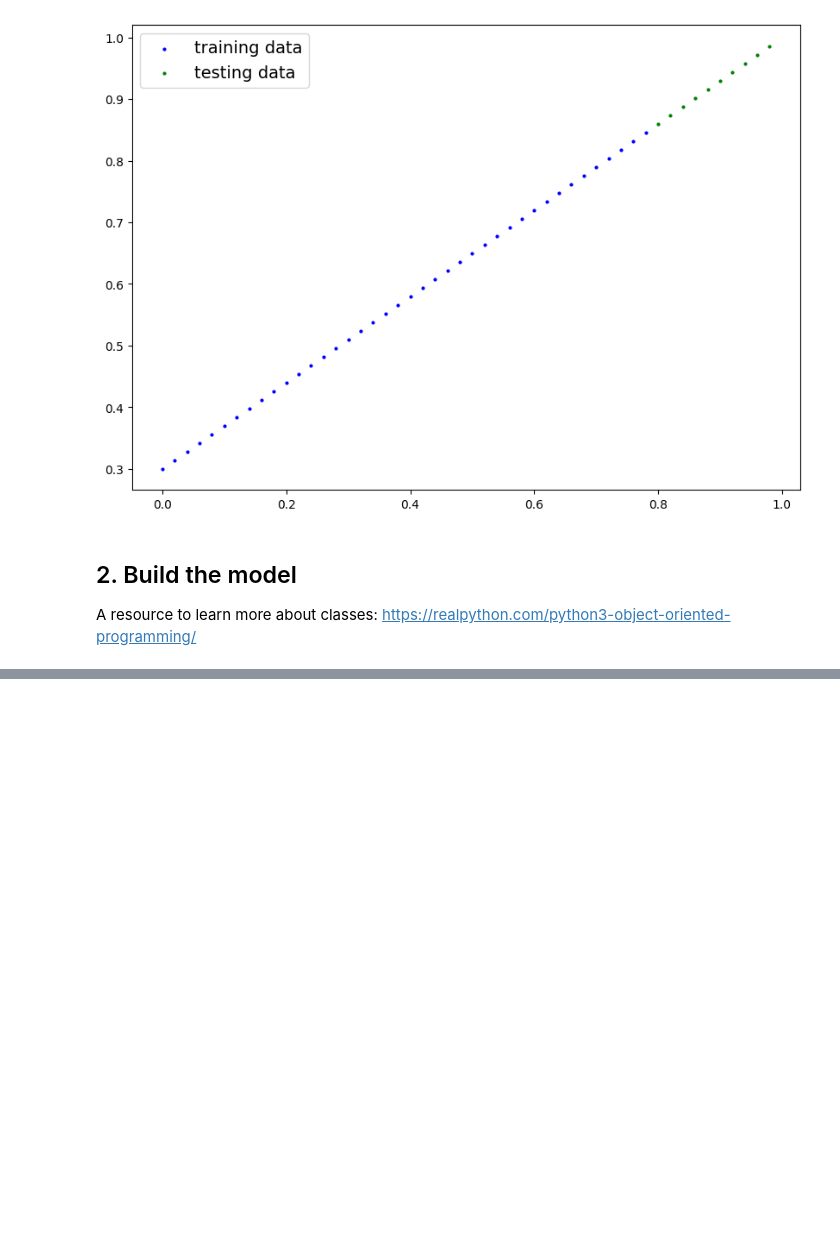
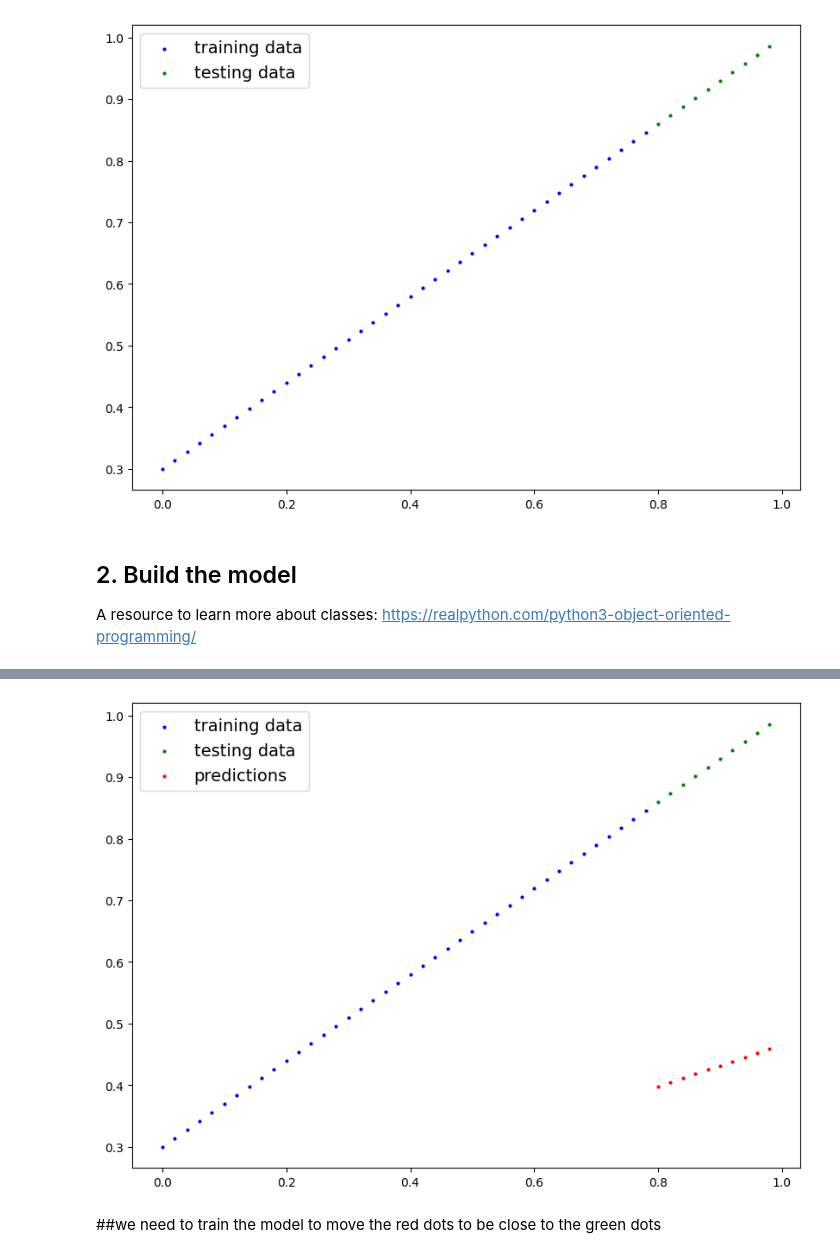
Before and after one commit to mha142/my_pytorch_tutorials, a Jupyter notebook: 01_pytorch_workflow.ipynb, the cells around one changed output, grey strips where cells are left out. Saved outputs shown, nothing was run; the diff lists cells and outputs as text; code cells hidden in the pictures; blank space fills up the shorter version.

```diff
--- a/01_pytorch_workflow.ipynb
+++ b/01_pytorch_workflow.ipynb
@@ -118,0 +134,9 @@ class LinearRegressionModel(nn.Module): # the class LinearRegressionModel inheri
+# %%
+#create a random seed
+torch.manual_seed(42)
+
+#create an instance of the model (aka) call the class
+model_0 = LinearRegressionModel()
+
+#check the model parameters
+list(model_0.parameters())
@@ -118,0 +187,6 @@ class LinearRegressionModel(nn.Module): # the class LinearRegressionModel inheri
+# %%
+# make predictions with the model
+with torch.inference_mode(): # inference means predictions # with this we don't keep track of the gradients so we get the model to predict the values faster, here you will not find a difference because we have a little data but  this is so important if you have a lot of data
+  y_preds = model_0(X_test)
+
+y_preds
@@ -118,0 +204,6 @@ class LinearRegressionModel(nn.Module): # the class LinearRegressionModel inheri
+# %%
+# you can also do the same thing with the following
+with torch.no_grad():
+  y_preds = model_0(X_test)
+
+y_preds
@@ -118,0 +221,7 @@ class LinearRegressionModel(nn.Module): # the class LinearRegressionModel inheri
+# %%
+#plot predictions vs truth
+plot_predictions(predictions=y_preds) #look how far away the predictied red dots from the ideal green dots
+# %% [output]
+[figure, added]
+# %% [markdown]
+##we need to train the model to move the red dots to be close to the green dots
```
Also changed, not shown: parts of 67 cells of this notebook.
